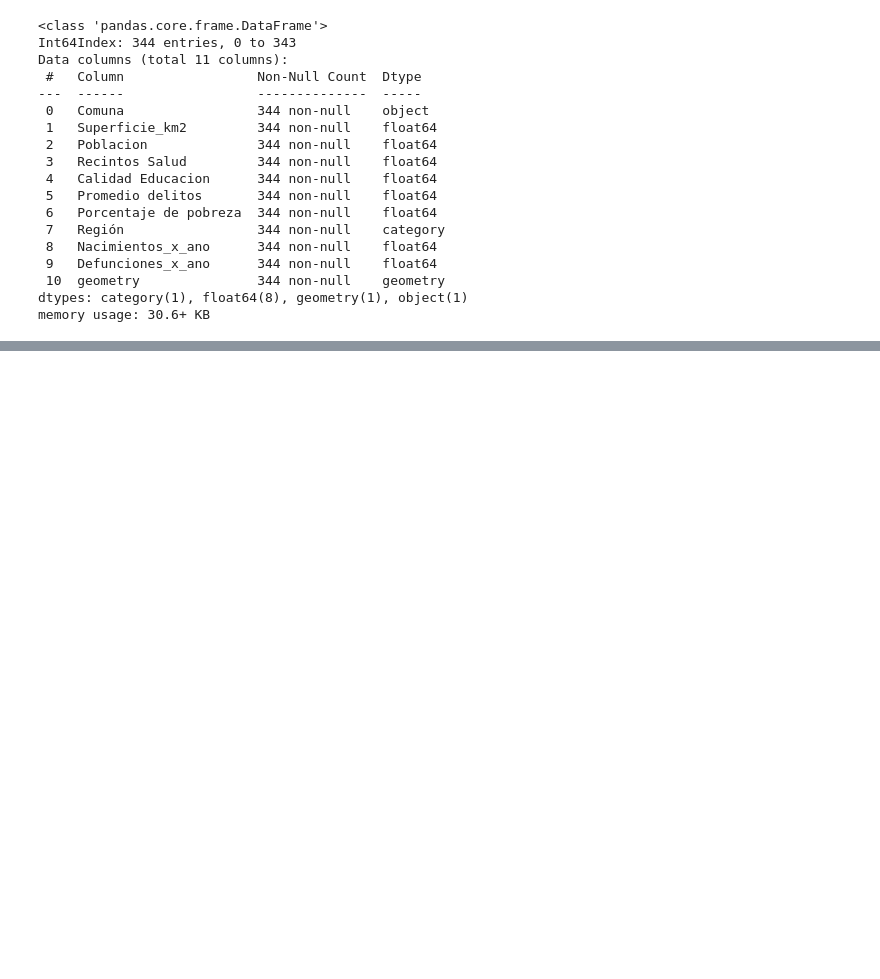
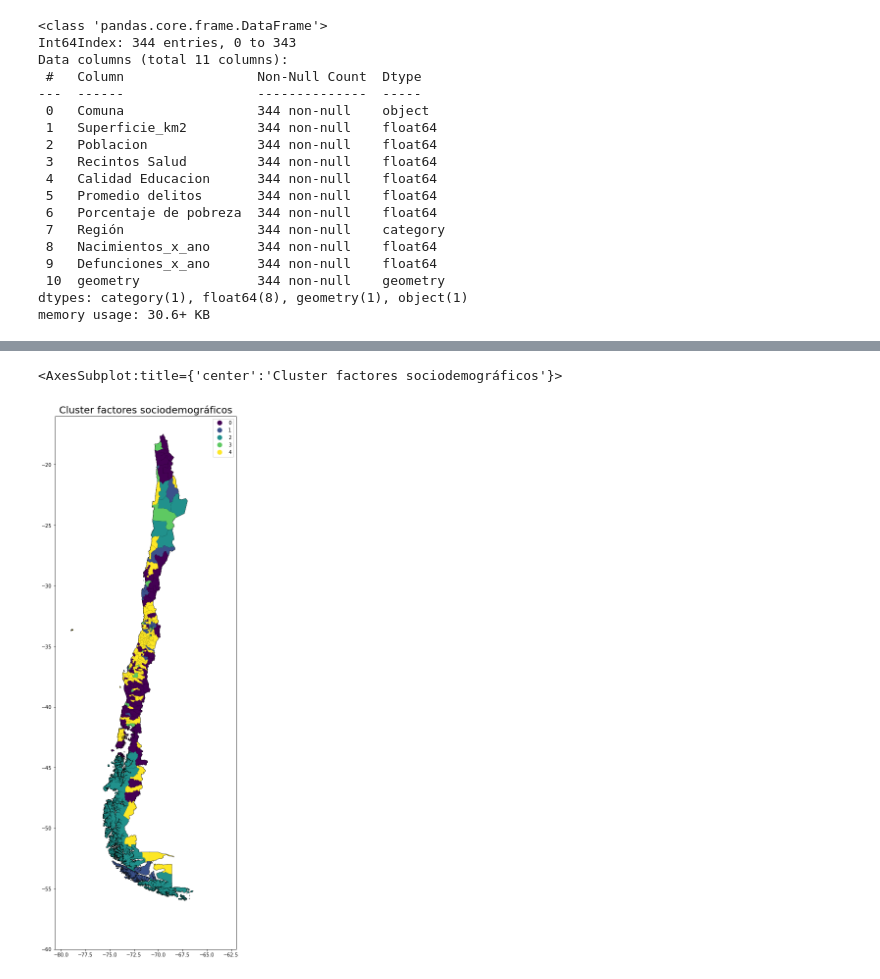
Before and after one commit to 08benja08p/Grupo-8-CDD, a Jupyter notebook: Proyecto/Proyecto_CDD.ipynb, the cells around one changed output, grey strips where cells are left out. Drawn from its saved outputs; the diff is of its cells as text; code cells hidden in the pictures; blank space fills up the shorter version.

```diff
--- a/Proyecto/Proyecto_CDD.ipynb
+++ b/Proyecto/Proyecto_CDD.ipynb
@@ -1465,3 +1489,5 @@ Data columns (total 11 columns):
  10  geometry               344 non-null    geometry
 dtypes: category(1), float64(8), geometry(1), object(1)
 memory usage: 30.6+ KB
+# %%
+data_resumen_geo = gpd.GeoDataFrame(data = data_resumen_geo)
@@ -1467,0 +1526,16 @@ memory usage: 30.6+ KB
+# %%
+k = 5
+k_means = KMeans(n_clusters = k, n_init = 10, max_iter = 200, random_state = 0)
+k_means_res = k_means.fit(data_resumen_sc)
+data_resumen_geo['cluster'] = k_means_res.labels_
+# %%
+colors = ('green', 'yellow', 'red', 'purple', 'orange')
+cmap = ListedColormap(colors)
+ax = data_resumen_geo['geometry'].plot(figsize = (20, 20), color = 'grey', edgecolor = 'black')
+ax.set_xlim(left = -80.6, right = -62)
+ax.set_ylim(bottom = -60, top = -16)
+ax.set_title('Cluster factores sociodemográficos', fontsize = 20)
+data_resumen_geo.plot(ax = ax, column = 'cluster', categorical = True, legend = True, cmap = 'viridis')
+# %% [output]
+<AxesSubplot:title={'center':'Cluster factores sociodemográficos'}>
+[figure, added]
```
Also changed, not shown: parts of 11 cells of this notebook.
